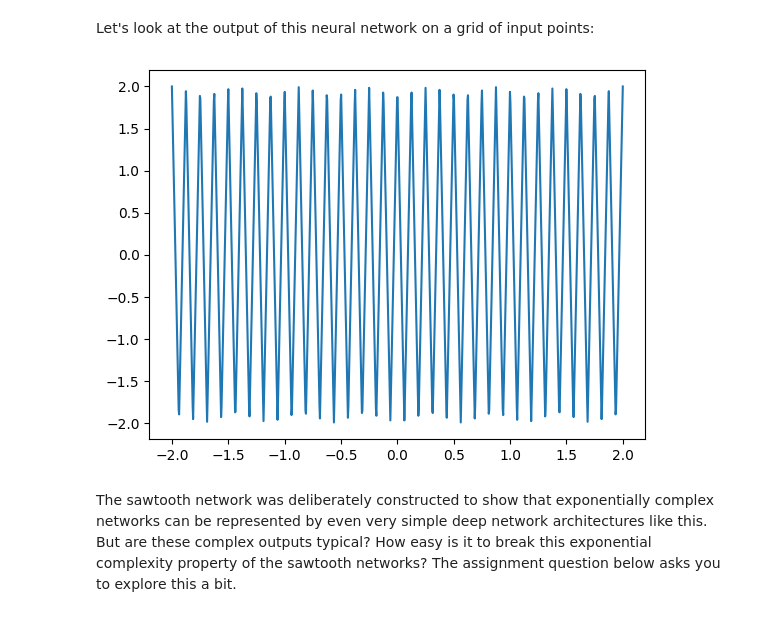
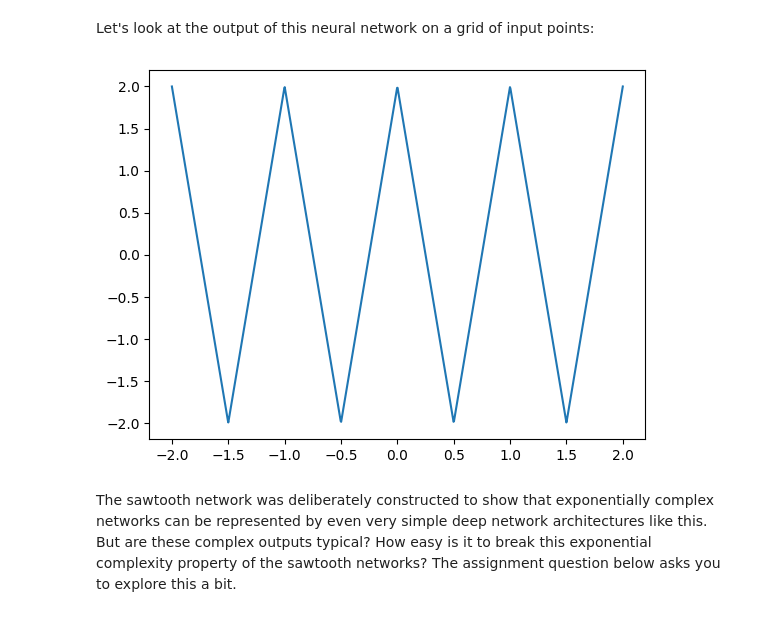
Before and after one commit to JDS289/-DNNs, a Jupyter notebook: renameEventuallyB.ipynb, the cells around one changed output. Saved outputs shown, nothing was run; the diff lists cells and outputs as text; code cells hidden in the pictures.

```diff
--- a/renameEventuallyB.ipynb
+++ b/renameEventuallyB.ipynb
@@ -92,12 +92,10 @@ def get_sawtooth_network(num_hidden_layers = 5, middle_layer = sawtooth_middle_l
 Let's look at the output of this neural network on a grid of input points:
 # %%
 x = torch.linspace(-2,2,1000)[:, None]
-
-model = get_sawtooth_network(6)
-
+model = get_sawtooth_network(3)
 plt.plot(x, model(x).detach());
 # %% [output]
-[figure, old version]
+[figure, new version]
 # %% [markdown]
 The sawtooth network was deliberately constructed to show that exponentially complex networks can be represented by even very simple deep network architectures like this. But are these complex outputs typical? How easy is it to break this exponential complexity property of the sawtooth networks? The assignment question below asks you to explore this a bit.
 # %% [markdown]
```
Also changed, not shown: parts of 3 cells of this notebook.
